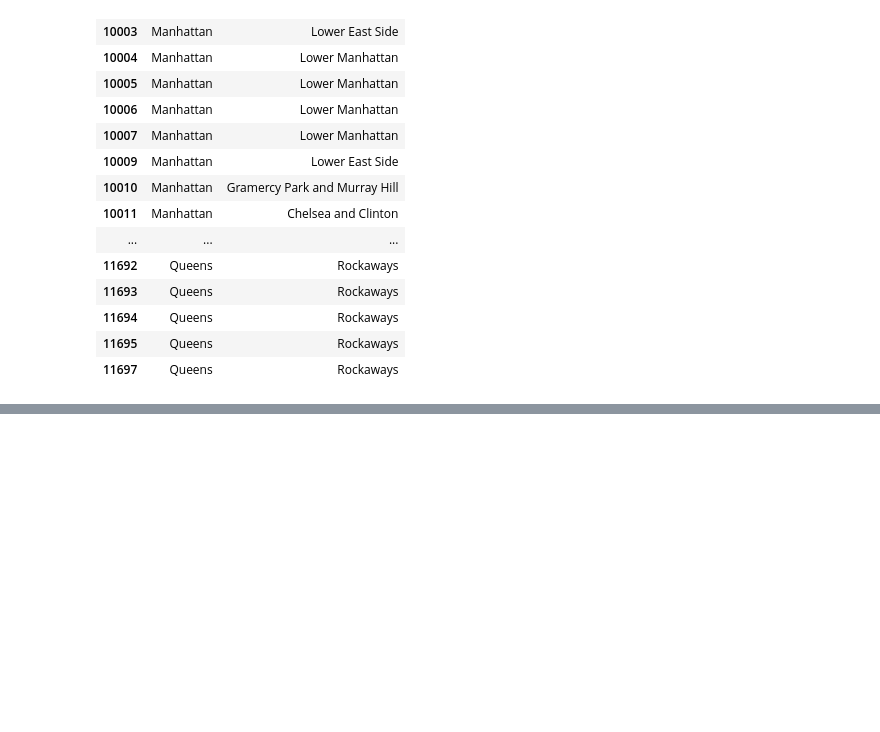
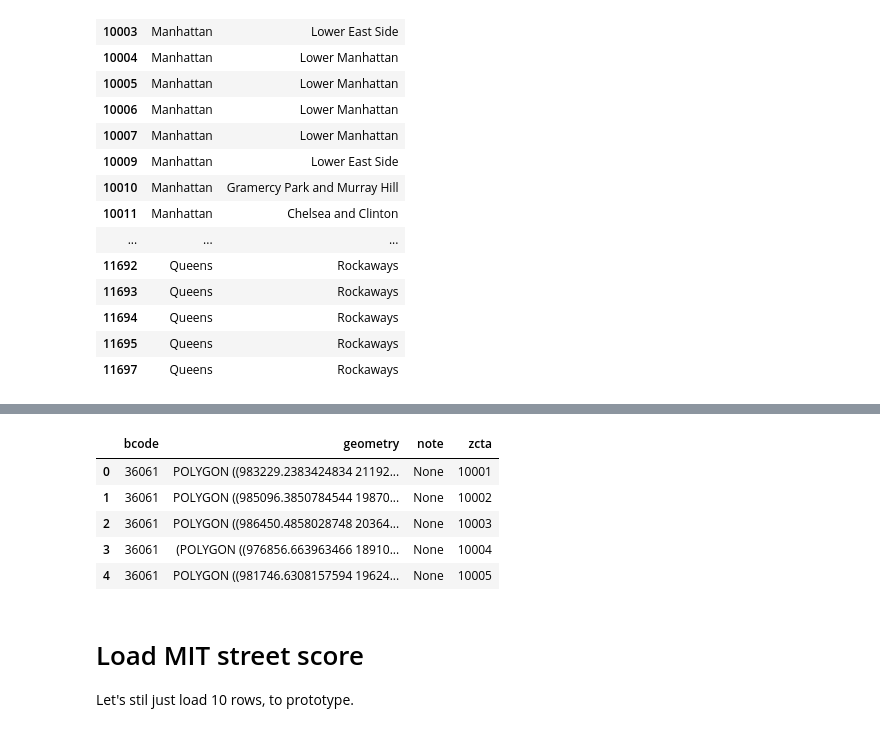
Before and after one commit to nikitasingh981/smartcitieshack-d3, a Jupyter notebook: EDA-nk.ipynb, the cells around one changed output, grey strips where cells are left out. Cells and saved outputs as stored; diff of their text form; code cells hidden in the pictures; blank space fills up the shorter version.

```diff
--- a/EDA-nk.ipynb
+++ b/EDA-nk.ipynb
@@ -65,0 +80,12 @@ neighborhoods_by_zip
+# %%
+zcta.head()
+# %% [output]
+|  | bcode | geometry | note | zcta |
+| 0 | 36061 | POLYGON ((983229.2383424834 21192... | None | 10001 |
+| 1 | 36061 | POLYGON ((985096.3850784544 19870... | None | 10002 |
+| 2 | 36061 | POLYGON ((986450.4858028748 20364... | None | 10003 |
+| 3 | 36061 | (POLYGON ((976856.663963466 18910... | None | 10004 |
+| 4 | 36061 | POLYGON ((981746.6308157594 19624... | None | 10005 |
+# %% [markdown]
+# Load MIT street score
+Let's stil just load 10 rows, to prototype.
```
Also changed, not shown: parts of 11 cells of this notebook.
